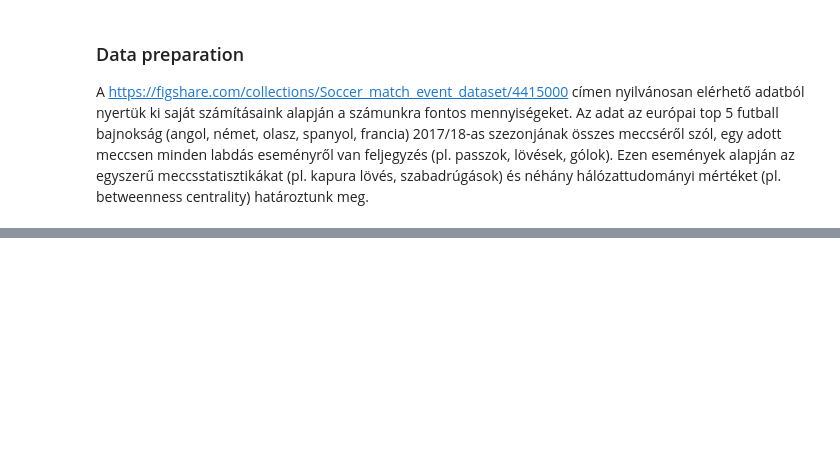
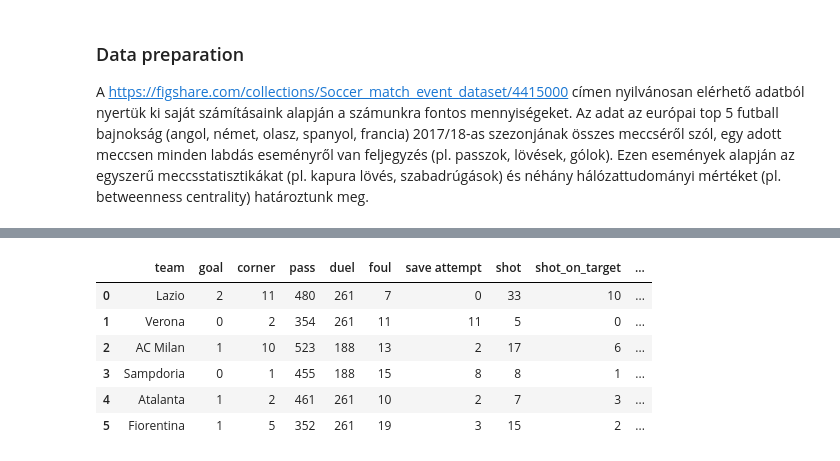
Before and after one commit to mebalint/hgt_m_csapat, a Jupyter notebook: hgt_football_project.ipynb, the cells around one changed output, grey strips where cells are left out. Saved outputs shown, nothing was run; the diff lists cells and outputs as text; code cells hidden in the pictures; blank space fills up the shorter version.

```diff
--- a/hgt_football_project.ipynb
+++ b/hgt_football_project.ipynb
@@ -73,0 +124,3 @@ matches
+# %%
+home_attributes=[column for column in list(train_df) if 'home' in column]
+away_attributes=[column for column in list(train_df) if 'away' in column]
@@ -73,0 +139,14 @@ matches
+# %%
+features = ['team', 'goal', 'corner', 'pass', 'duel', 'foul', 'save attempt', 'shot', 'shot_on_target', 'free_kick', 'odds', 'possession', 'degr', 'diameter',
+            'bet_cent', 'entropy', 'is_at_home']
+# %%
+melted_df = pd.DataFrame(melted, columns = features)
+melted_df.head(6)
+# %% [output]
+|  | team | goal | corner | pass | duel | foul | save attempt | shot | shot_on_target | ... |
+| 0 | Lazio | 2 | 11 | 480 | 261 | 7 | 0 | 33 | 10 | ... |
+| 1 | Verona | 0 | 2 | 354 | 261 | 11 | 11 | 5 | 0 | ... |
+| 2 | AC Milan | 1 | 10 | 523 | 188 | 13 | 2 | 17 | 6 | ... |
+| 3 | Sampdoria | 0 | 1 | 455 | 188 | 15 | 8 | 8 | 1 | ... |
+| 4 | Atalanta | 1 | 2 | 461 | 261 | 10 | 2 | 7 | 3 | ... |
+| 5 | Fiorentina | 1 | 5 | 352 | 261 | 19 | 3 | 15 | 2 | ... |
```
Also changed, not shown: parts of 10 cells of this notebook.
